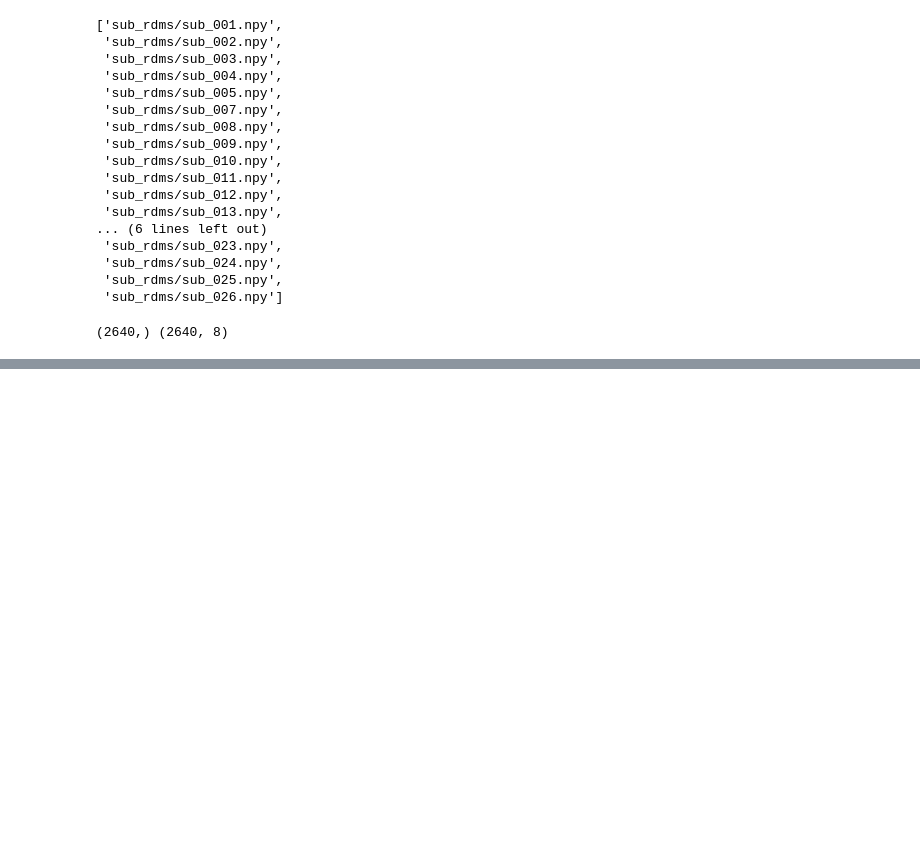
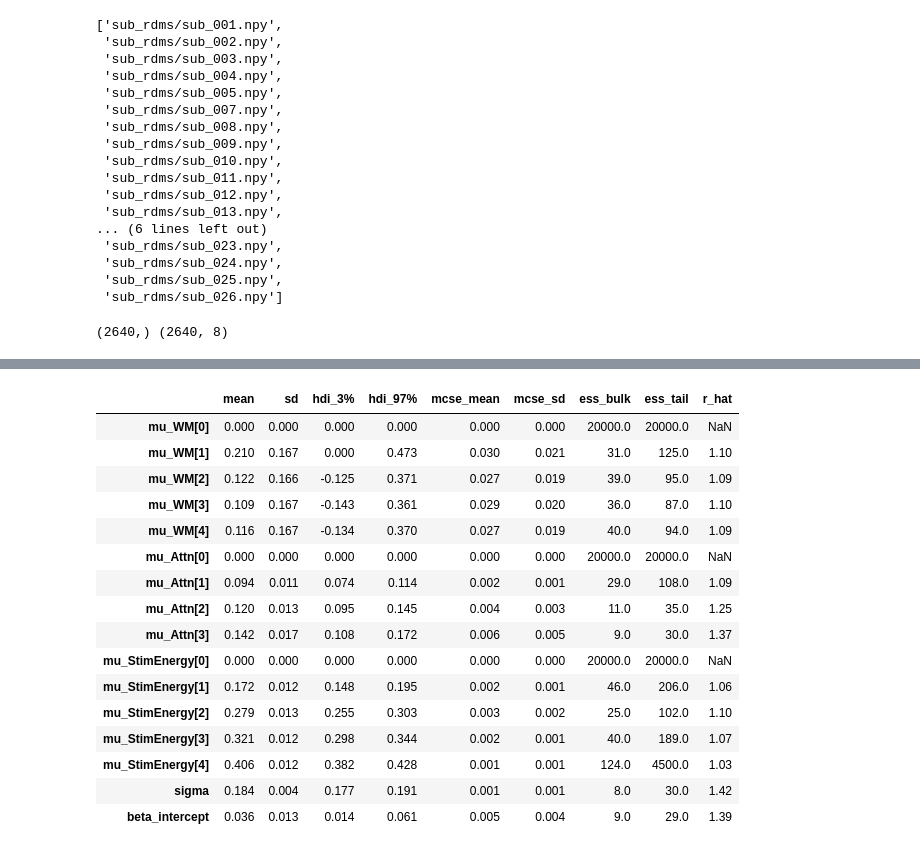
Before and after one commit to henrymj/banyan, a Jupyter notebook: analyses/4_bayesian_fits_hierarchical.ipynb, the cells around one changed output, grey strips where cells are left out. Saved outputs shown, nothing was run; the diff lists cells and outputs as text; code cells hidden in the pictures; blank space fills up the shorter version.

```diff
--- a/analyses/4_bayesian_fits_hierarchical.ipynb
+++ b/analyses/4_bayesian_fits_hierarchical.ipynb
@@ -303,3 +306,27 @@ az.summary(trace, var_names = ['mu_WM', 'mu_Attn', 'mu_StimEnergy', 'sigma', 'be
+# %%
+simple_table = []
+for row in summary_table.iterrows():
+    if 'mu_WM_sub' not in row[0]:
+        simple_table.append(row[1])
+pd.DataFrame(simple_table)
+# %% [output]
+|  | mean | sd | hdi_3% | hdi_97% | mcse_mean | mcse_sd | ess_bulk | ess_tail | r_hat |
+| mu_WM[0] | 0.000 | 0.000 | 0.000 | 0.000 | 0.000 | 0.000 | 20000.0 | 20000.0 | NaN |
+| mu_WM[1] | 0.210 | 0.167 | 0.000 | 0.473 | 0.030 | 0.021 | 31.0 | 125.0 | 1.10 |
+| mu_WM[2] | 0.122 | 0.166 | -0.125 | 0.371 | 0.027 | 0.019 | 39.0 | 95.0 | 1.09 |
+| mu_WM[3] | 0.109 | 0.167 | -0.143 | 0.361 | 0.029 | 0.020 | 36.0 | 87.0 | 1.10 |
+| mu_WM[4] | 0.116 | 0.167 | -0.134 | 0.370 | 0.027 | 0.019 | 40.0 | 94.0 | 1.09 |
+| mu_Attn[0] | 0.000 | 0.000 | 0.000 | 0.000 | 0.000 | 0.000 | 20000.0 | 20000.0 | NaN |
+| mu_Attn[1] | 0.094 | 0.011 | 0.074 | 0.114 | 0.002 | 0.001 | 29.0 | 108.0 | 1.09 |
+| mu_Attn[2] | 0.120 | 0.013 | 0.095 | 0.145 | 0.004 | 0.003 | 11.0 | 35.0 | 1.25 |
+| mu_Attn[3] | 0.142 | 0.017 | 0.108 | 0.172 | 0.006 | 0.005 | 9.0 | 30.0 | 1.37 |
+| mu_StimEnergy[0] | 0.000 | 0.000 | 0.000 | 0.000 | 0.000 | 0.000 | 20000.0 | 20000.0 | NaN |
+| mu_StimEnergy[1] | 0.172 | 0.012 | 0.148 | 0.195 | 0.002 | 0.001 | 46.0 | 206.0 | 1.06 |
+| mu_StimEnergy[2] | 0.279 | 0.013 | 0.255 | 0.303 | 0.003 | 0.002 | 25.0 | 102.0 | 1.10 |
+| mu_StimEnergy[3] | 0.321 | 0.012 | 0.298 | 0.344 | 0.002 | 0.001 | 40.0 | 189.0 | 1.07 |
+| mu_StimEnergy[4] | 0.406 | 0.012 | 0.382 | 0.428 | 0.001 | 0.001 | 124.0 | 4500.0 | 1.03 |
+| sigma | 0.184 | 0.004 | 0.177 | 0.191 | 0.001 | 0.001 | 8.0 | 30.0 | 1.42 |
+| beta_intercept | 0.036 | 0.013 | 0.014 | 0.061 | 0.005 | 0.004 | 9.0 | 29.0 | 1.39 |
 # %%
 _ = pm.plot_trace(trace)
 plt.show()
```
Also changed, not shown: parts of 3 cells of this notebook.
